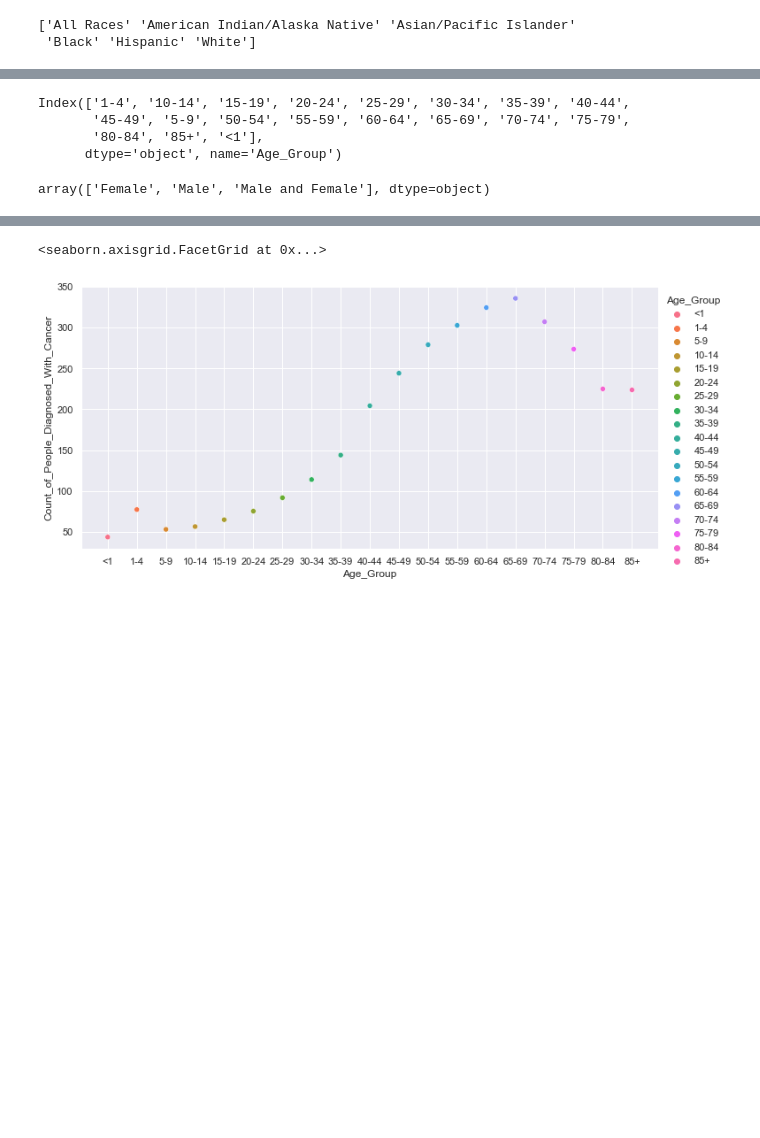
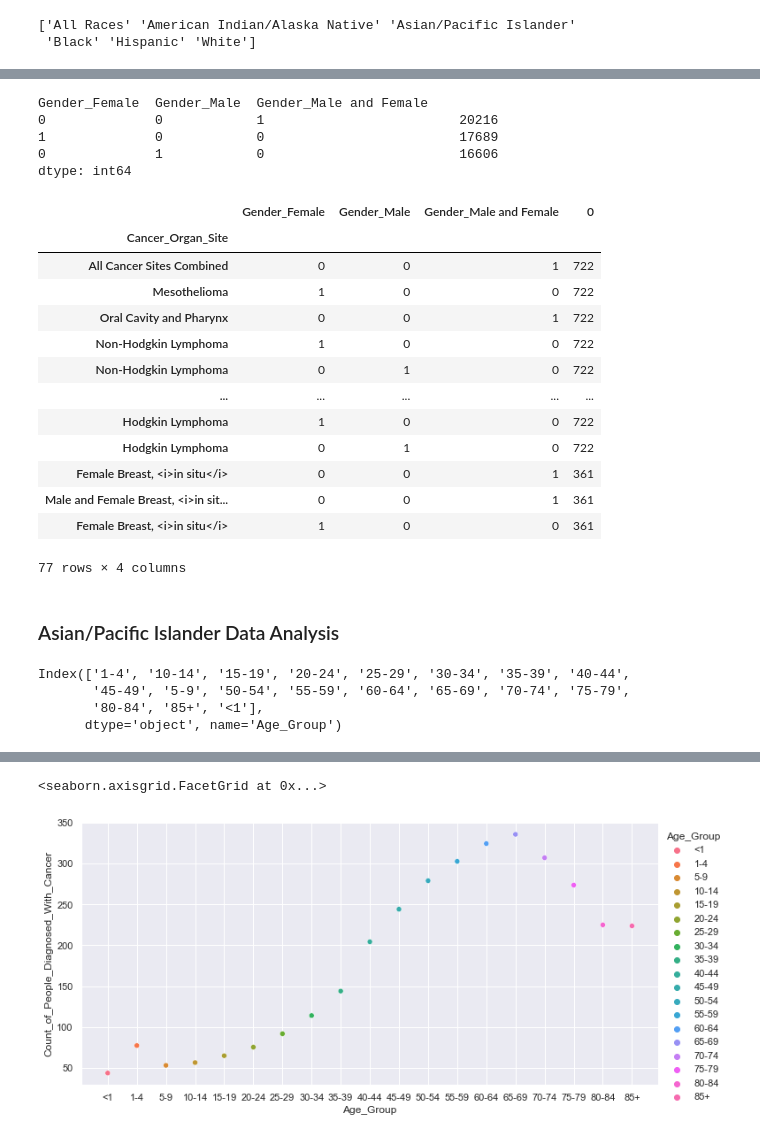
Before and after one commit to GSantic/Projects, a Jupyter notebook: cancer_dataset.ipynb, the cells around one changed output, grey strips where cells are left out. Saved outputs shown, nothing was run; the diff lists cells and outputs as text; code cells hidden in the pictures; blank space fills up the shorter version.

```diff
--- a/cancer_dataset.ipynb
+++ b/cancer_dataset.ipynb
@@ -51,0 +55,2 @@ cancer_df.head(31)
+# %%
+cancer_df = pd.get_dummies(cancer_df, columns=['Gender', 'Cancer_Event_Type'])
@@ -69 +85,9 @@ asian_islander=asian_islander.drop(columns=['Lower_Confidence_Interval','Upper_C
+# %%
+#I am dropping certain columns that will not of significance to my data anaylysis
+all_races=all_races.drop(columns=['Lower_Confidence_Interval','Upper_Confidence_Interval','Cancer_Frequency_Based_on_Race_And_Ethnicity','Data_Collection_Starting_Year','Data_Collection_Ending_Year'],axis=1)
+american_indian=american_indian.drop(columns=['Lower_Confidence_Interval','Upper_Confidence_Interval','Cancer_Frequency_Based_on_Race_And_Ethnicity','Data_Collection_Starting_Year','Data_Collection_Ending_Year'],axis=1)
+asian_islander=asian_islander.drop(columns=['Lower_Confidence_Interval','Upper_Confidence_Interval','Cancer_Frequency_Based_on_Race_And_Ethnicity','Data_Collection_Starting_Year','Data_Collection_Ending_Year'],axis=1)
+black=black.drop(columns=['Lower_Confidence_Interval','Upper_Confidence_Interval','Cancer_Frequency_Based_on_Race_And_Ethnicity','Data_Collection_Starting_Year','Data_Collection_Ending_Year'],axis=1)
+hispanic=hispanic.drop(columns=['Lower_Confidence_Interval','Upper_Confidence_Interval','Cancer_Frequency_Based_on_Race_And_Ethnicity','Data_Collection_Starting_Year','Data_Collection_Ending_Year'],axis=1)
+white=white.drop(columns=['Lower_Confidence_Interval','Upper_Confidence_Interval','Cancer_Frequency_Based_on_Race_And_Ethnicity','Data_Collection_Starting_Year','Data_Collection_Ending_Year'],axis=1)
 # %%
@@ -88,3 +140,40 @@ None
+# %%
+# There are 17689 Female counts, 16606 Male counts and 20216 Male and Female counts
+gender_counts=all_races[['Gender_Female',	'Gender_Male', 'Gender_Male and Female']].value_counts()
+gender_counts
+# %% [output]
+Gender_Female  Gender_Male  Gender_Male and Female
+0              0            1                         20216
+1              0            0                         17689
+0              1            0                         16606
+dtype: int64
+# %%
+# Suppose I want to find out the relationship of cancer organ sites to the gender
+site_to_gender=all_races[['Cancer_Organ_Site','Gender_Female',	'Gender_Male', 'Gender_Male and Female']].value_counts()
+site_to_gender=pd.DataFrame(site_to_gender)
+# %%
+#When I use count() method, I have got a bad representation of my data as there are
+# counts of organ sites that are not present in a certain gender
+site_to_gender=site_to_gender.reset_index().set_index('Cancer_Organ_Site')
+site_to_gender
+#This is a little better but it could be a lot better
+# %% [output]
+|  | Gender_Female | Gender_Male | Gender_Male and Female | 0 |
+| Cancer_Organ_Site |  |  |  |  |
+| All Cancer Sites Combined | 0 | 0 | 1 | 722 |
+| Mesothelioma | 1 | 0 | 0 | 722 |
+| Oral Cavity and Pharynx | 0 | 0 | 1 | 722 |
+| Non-Hodgkin Lymphoma | 1 | 0 | 0 | 722 |
+| Non-Hodgkin Lymphoma | 0 | 1 | 0 | 722 |
+| ... | ... | ... | ... | ... |
+| Hodgkin Lymphoma | 1 | 0 | 0 | 722 |
+| Hodgkin Lymphoma | 0 | 1 | 0 | 722 |
+| Female Breast, <i>in situ</i> | 0 | 0 | 1 | 361 |
+| Male and Female Breast, <i>in sit... | 0 | 0 | 1 | 361 |
+| Female Breast, <i>in situ</i> | 1 | 0 | 0 | 361 |
+77 rows × 4 columns
+# %% [markdown]
+### Asian/Pacific Islander Data Analysis
 # %%
 #I want to group the asian_islander dataset by age group
 asian_islander_by_age=asian_islander.groupby(['Age_Group']).mean()
@@ -107,6 +192,0 @@ df = pd.DataFrame(asian_islander_by_age, columns=['Count_of_People_Diagnosed_Wit
-# %%
-#exploring the columns that are object types
-asian_islander['Gender'].unique()
-#looks like there are male and female occurences per row
-# %% [output]
-array(['Female', 'Male', 'Male and Female'], dtype=object)
```
Also changed, not shown: parts of 14 cells of this notebook.
